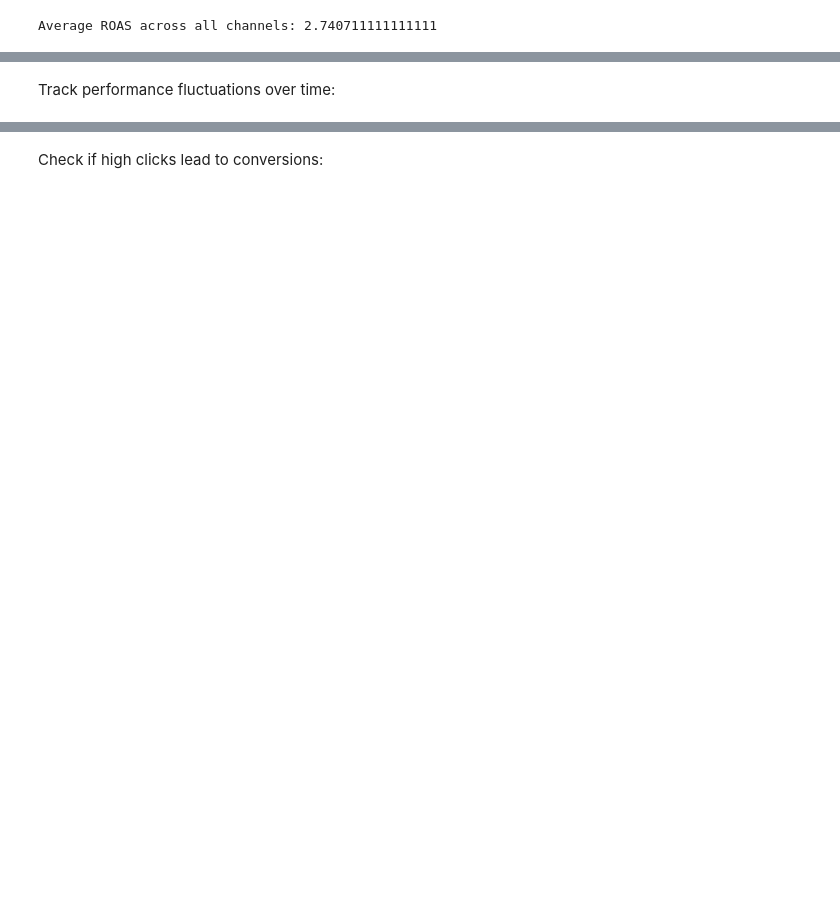
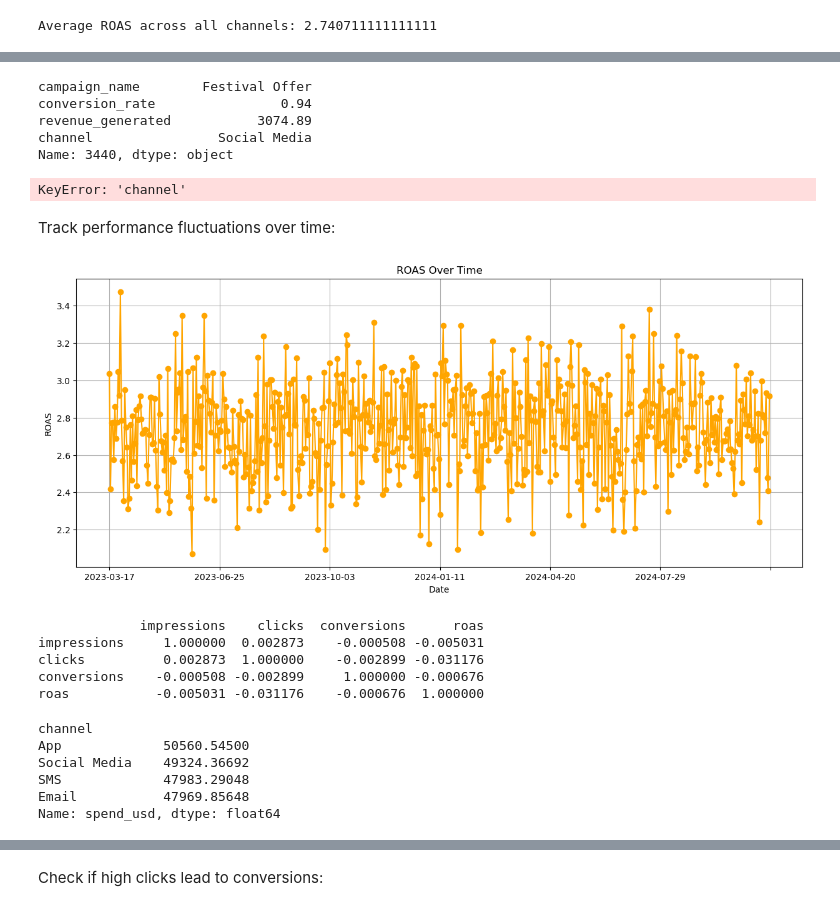
Before and after one commit to toviyahw/blinkit-sales-analysis, a Jupyter notebook: Python EDA Documentation.ipynb, the cells around one changed output, grey strips where cells are left out. Saved outputs shown, nothing was run; the diff lists cells and outputs as text; code cells hidden in the pictures; blank space fills up the shorter version.

```diff
--- a/Python EDA Documentation.ipynb
+++ b/Python EDA Documentation.ipynb
@@ -899,3 +978,0 @@ Creating a spend to revenue generated column:
-# %%
-mkt_df['spend_to_revenue_ratio'] = mkt_df['spend'] / mkt_df['revenue_generated']
-print(mkt_df[['campaign_name', 'spend', 'revenue_generated', 'spend_to_revenue_ratio']].sort_values(by='spend_to_revenue_ratio'))
@@ -904,24 +979,54 @@ mkt_df.spend_to_revenue_ratio.describe()
 # %%
-# get the campaign that had the highest conversion rate
+# creating  new column that holds conversion rates
 mkt_df['conversion_rate'] = mkt_df['conversions'] / mkt_df['clicks']
+
+# getting the campaign that had the highest conversion rate
 highest_conversion_rate_campaign = mkt_df.loc[mkt_df['conversion_rate'].idxmax(), ['campaign_name', 'conversion_rate', 'revenue_generated','channel']]
 highest_conversion_rate_campaign
-
-#print(highest_conversion_rate_campaign).groupby('channel')['roas'].mean()
-#print(roas_by_channel)
+# %% [output]
+campaign_name        Festival Offer
+conversion_rate                0.94
+revenue_generated           3074.89
+channel                Social Media
+Name: 3440, dtype: object
+# %%
+# get average roas by channel
+print(mkt_df['conversion_rate'].groupby('channel')['roas'].mean())
+#print(roas_by_channel)
+# %% [output]
+KeyError: 'channel'
 # %% [markdown]
 Track performance fluctuations over time:
 # %%
 daily_roas = mkt_df.groupby('date')['roas'].mean()
 
-plt.figure(figsize=(10, 5))
-daily_roas.plot(title="ROAS Over Time", marker='o', color='lightskyblue')
+plt.figure(figsize=(15, 6))
+daily_roas.plot(title="ROAS Over Time", marker='o', color='orange')
 plt.xlabel("Date")
 plt.ylabel("ROAS")
 plt.grid(True)
 plt.show()
+# %% [output]
+[figure, added]
 # %%
 # how do these performance metrics correlate to overall roas?
 correlation_matrix = mkt_df[['impressions', 'clicks', 'conversions', 'roas']].corr()
 print(correlation_matrix)
+# %% [output]
+             impressions    clicks  conversions      roas
+impressions     1.000000  0.002873    -0.000508 -0.005031
+clicks          0.002873  1.000000    -0.002899 -0.031176
+conversions    -0.000508 -0.002899     1.000000 -0.000676
+roas           -0.005031 -0.031176    -0.000676  1.000000
+# %%
+# calculating spend per ad channel
+spend_by_channel = mkt_df.groupby('channel')['spend_usd'].sum().sort_values(ascending=False)
+spend_by_channel
+# %% [output]
+channel
+App             50560.54500
+Social Media    49324.36692
+SMS             47983.29048
+Email           47969.85648
+Name: spend_usd, dtype: float64
 # %%
```
Also changed, not shown: parts of 71 cells of this notebook.
